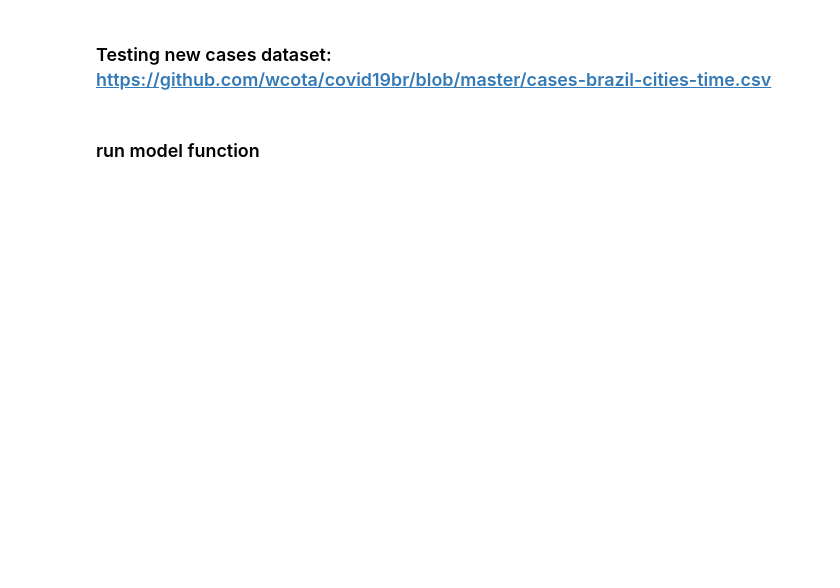
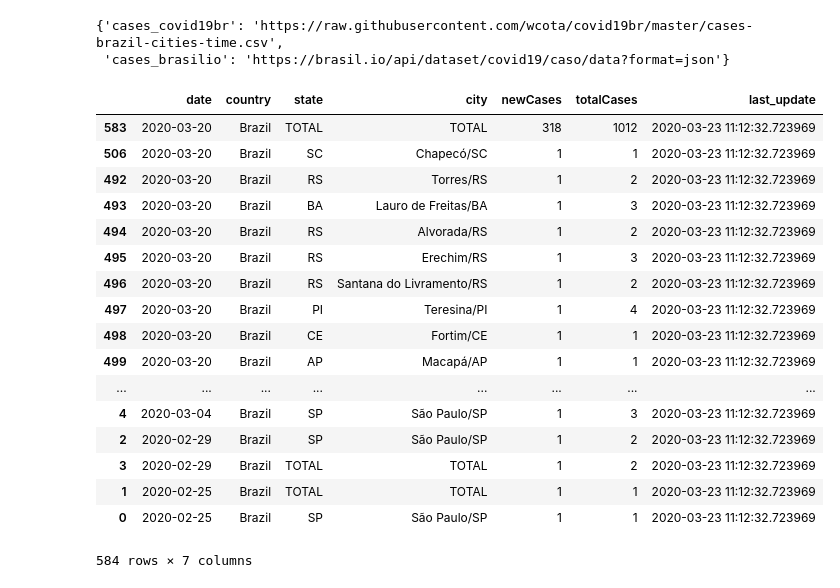
Before and after one commit to JoaoCarabetta/SimulaCovid, a Jupyter notebook: notebooks/tests_model.ipynb, the cells around one changed output. Saved outputs shown, nothing was run; the diff lists cells and outputs as text; code cells hidden in the pictures; blank space fills up the shorter version.

```diff
--- a/notebooks/tests_model.ipynb
+++ b/notebooks/tests_model.ipynb
@@ -30,2 +27,0 @@ sorted(TREAT_PATH.glob('*.csv'))
-# %% [markdown]
-### Testing new cases dataset: https://github.com/wcota/covid19br/blob/master/cases-brazil-cities-time.csv
@@ -81,2 +28,29 @@ def import_cities(path):
-# %% [markdown]
-### run model function
+# %%
+config['get_data_paths']
+# %% [output]
+{'cases_covid19br': 'https://raw.githubusercontent.com/wcota/covid19br/master/cases-brazil-cities-time.csv',
+ 'cases_brasilio': 'https://brasil.io/api/dataset/covid19/caso/data?format=json'}
+# %%
+df_cases_covid19br = get_data.city_cases_covid19br(config['get_data_paths']['cases_covid19br'])
+df_cases_brasilio = get_data.city_cases_brasilio(config['get_data_paths']['cases_brasilio'])
+# %%
+df_cases_covid19br
+# %% [output]
+|  | date | country | state | city | newCases | totalCases | last_update |
+| 583 | 2020-03-20 | Brazil | TOTAL | TOTAL | 318 | 1012 | 2020-03-23 11:12:32.723969 |
+| 506 | 2020-03-20 | Brazil | SC | Chapecó/SC | 1 | 1 | 2020-03-23 11:12:32.723969 |
+| 492 | 2020-03-20 | Brazil | RS | Torres/RS | 1 | 2 | 2020-03-23 11:12:32.723969 |
+| 493 | 2020-03-20 | Brazil | BA | Lauro de Freitas/BA | 1 | 3 | 2020-03-23 11:12:32.723969 |
+| 494 | 2020-03-20 | Brazil | RS | Alvorada/RS | 1 | 2 | 2020-03-23 11:12:32.723969 |
+| 495 | 2020-03-20 | Brazil | RS | Erechim/RS | 1 | 3 | 2020-03-23 11:12:32.723969 |
+| 496 | 2020-03-20 | Brazil | RS | Santana do Livramento/RS | 1 | 2 | 2020-03-23 11:12:32.723969 |
+| 497 | 2020-03-20 | Brazil | PI | Teresina/PI | 1 | 4 | 2020-03-23 11:12:32.723969 |
+| 498 | 2020-03-20 | Brazil | CE | Fortim/CE | 1 | 1 | 2020-03-23 11:12:32.723969 |
+| 499 | 2020-03-20 | Brazil | AP | Macapá/AP | 1 | 1 | 2020-03-23 11:12:32.723969 |
+| ... | ... | ... | ... | ... | ... | ... | ... |
+| 4 | 2020-03-04 | Brazil | SP | São Paulo/SP | 1 | 3 | 2020-03-23 11:12:32.723969 |
+| 2 | 2020-02-29 | Brazil | SP | São Paulo/SP | 1 | 2 | 2020-03-23 11:12:32.723969 |
+| 3 | 2020-02-29 | Brazil | TOTAL | TOTAL | 1 | 2 | 2020-03-23 11:12:32.723969 |
+| 1 | 2020-02-25 | Brazil | TOTAL | TOTAL | 1 | 1 | 2020-03-23 11:12:32.723969 |
+| 0 | 2020-02-25 | Brazil | SP | São Paulo/SP | 1 | 1 | 2020-03-23 11:12:32.723969 |
+584 rows × 7 columns
```
Also changed, not shown: parts of 55 cells of this notebook.
